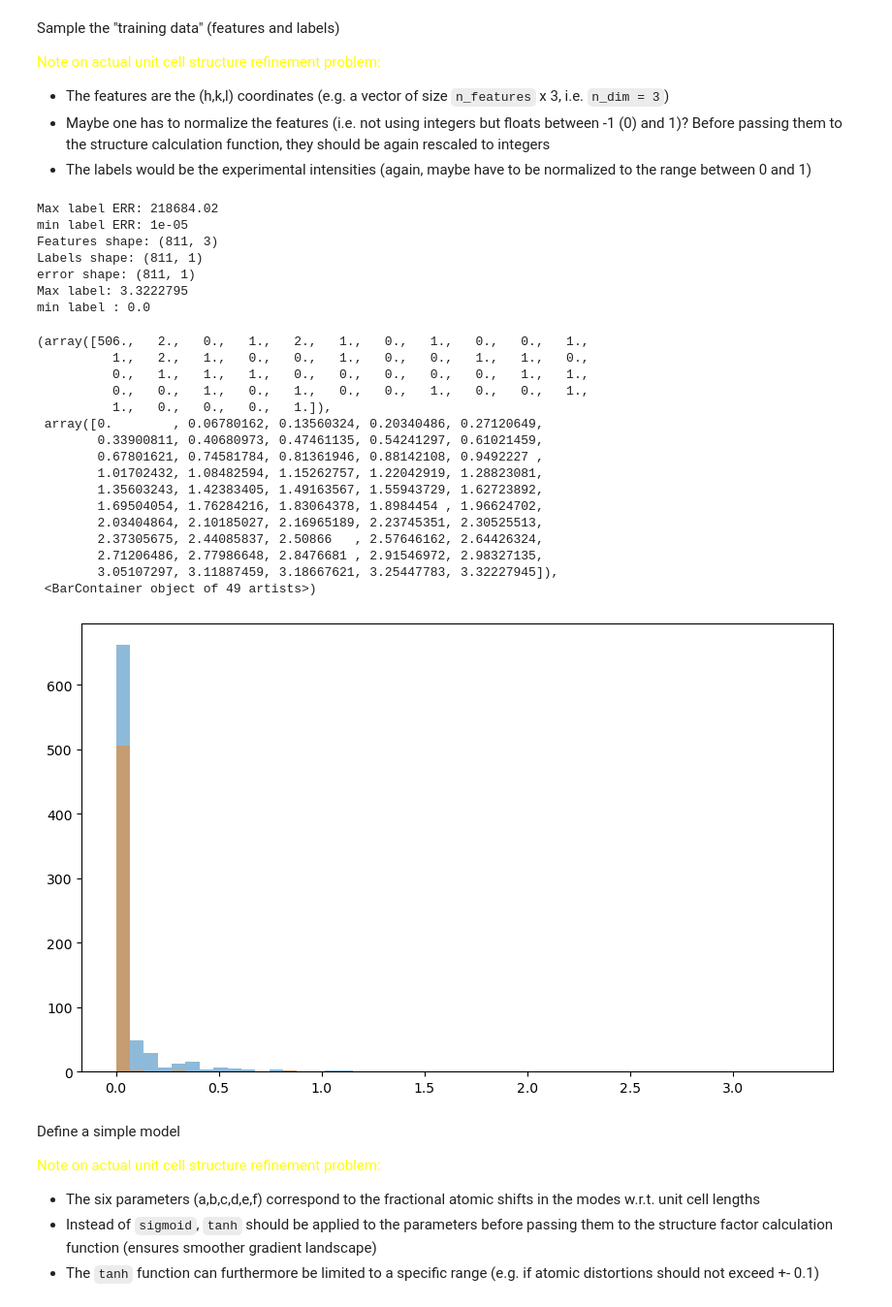
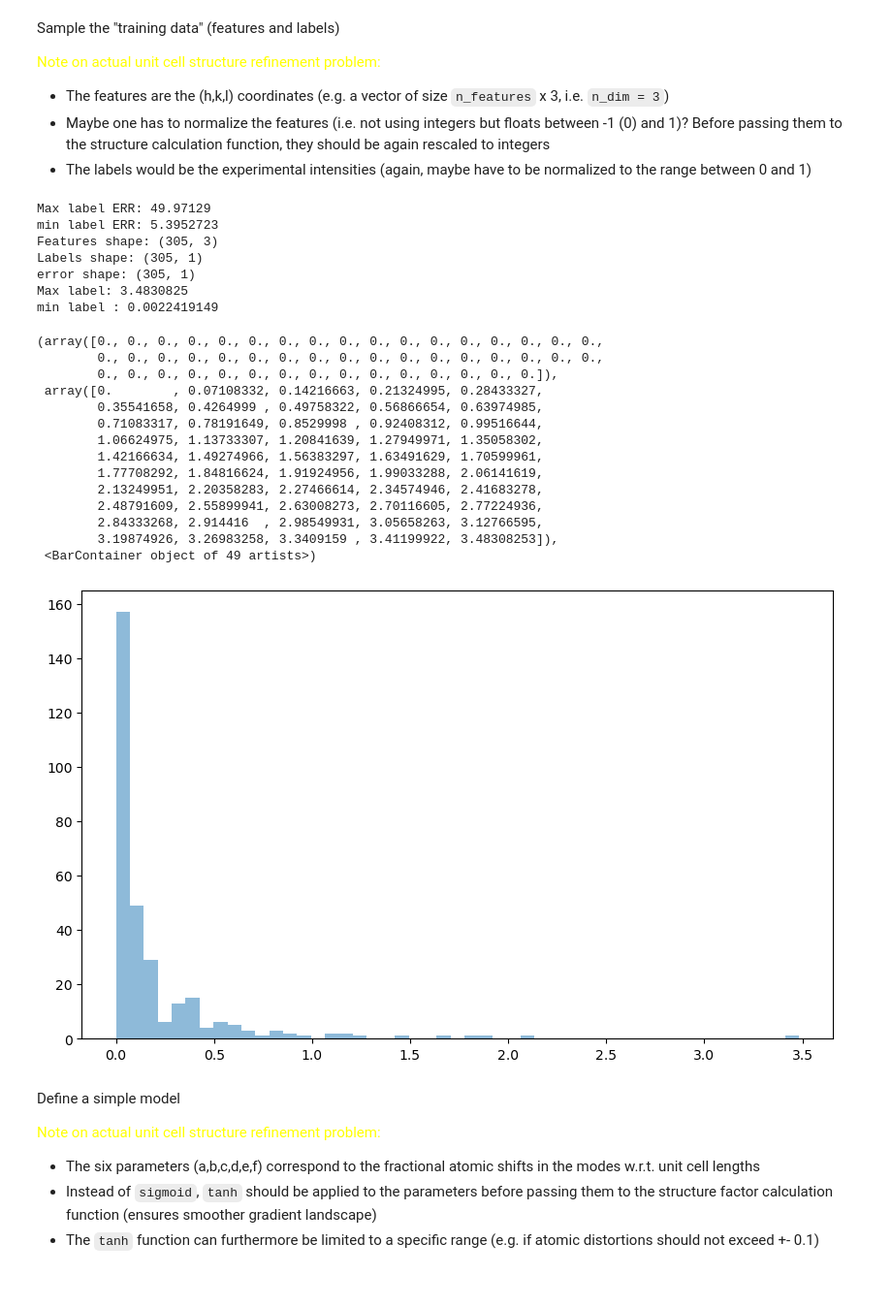
Before and after one commit to bleubreeymeow/alrisDistortionFit, a Jupyter notebook: PBCO/PBCO_1_3_inplane/P2/P2_gradient_descent.ipynb, the cells around one changed output. Shown at 97% size. Cells and saved outputs as stored; diff of their text form; code cells hidden in the pictures.

```diff
--- a/PBCO/PBCO_1_3_inplane/P2/P2_gradient_descent.ipynb
+++ b/PBCO/PBCO_1_3_inplane/P2/P2_gradient_descent.ipynb
@@ -32,7 +32,7 @@ structure_type = 'P2'
 
 path = 'C:/Users/User/Desktop/uzh_intern/alrisDistortionFit/PBCO/PBCO_1_3_inplane/' + structure_type
 
-experimental_data = pd.read_csv('C:/Users/User/Desktop/uzh_intern/alrisDistortionFit/PBCO/PBCO_1_3/raw_data/1_3_combined_peaks_300K.csv')
+experimental_data = pd.read_csv('C:/Users/User/Desktop/uzh_intern/alrisDistortionFit/PBCO/PBCO_1_3/raw_data/1_3_combined_peaks_300K_no0.csv')
 hkl_list = experimental_data[["h", "k", "l"]].values.tolist()
 hkl_list = tf.convert_to_tensor(hkl_list, dtype=tf.float32)
 
@@ -55,60 +55,58 @@ labels = experimental_data["intensity_exp"].tolist()
 vol_err = experimental_data["intensity_exp_err"].tolist()
 
 
-labels = labels / np.max(labels) #Normalize labels
+#labels = labels / np.max(labels) #Normalize labels
 labels = labels / np.sum(labels) * 60  # Normalize to sum to 60
 
 labels_err = []
 
 for label, err in zip(labels, vol_err):
     if label == 0:
-        labels_err.append(0.00001)  # Assign a high error for zero labels
+        labels_err.append(0.1)  # Assign a high error for zero labels
     else:
-        labels_err.append(1/(label**2) )  # Inverse error for each label
+        labels_err.append((50000 - (1/label * 100))/1000)  # Inverse error for each label
 
 labels_err = tf.convert_to_tensor(labels_err, dtype=tf.float32)
 labels = tf.convert_to_tensor(labels, dtype=tf.float32)
 
 labels = tf.expand_dims(labels, axis=-1)  # Ensure labels are 2D
 labels_err = tf.expand_dims(labels_err, axis=-1)  # Ensure labels_err are 2D
 
 print("Max label ERR:", np.max(labels_err))
 print("min label ERR:", np.min(labels_err))
 print("Features shape:", features.shape)
 print("Labels shape:", labels.shape)
 print('error shape:', labels_err.shape)
 print("Max label:", np.max(labels))
 print("min label :", np.min(labels))
 #bin from0 to 0.0025 with 50 bins
 plt.figure(figsize=(10, 6))
 
 plt.hist(labels.numpy(), bins=np.linspace(0 , np.max(labels) , 50), alpha=0.5, label='Labels')
 plt.hist(labels_err.numpy(), bins=np.linspace(0 , np.max(labels) , 50), alpha=0.5, label='Labels Error')
 # %% [output]
-Max label ERR: 218684.02
-min label ERR: 1e-05
-Features shape: (811, 3)
-Labels shape: (811, 1)
-error shape: (811, 1)
-Max label: 3.3222795
-min label : 0.0
+Max label ERR: 49.97129
+min label ERR: 5.3952723
+Features shape: (305, 3)
+Labels shape: (305, 1)
+error shape: (305, 1)
+Max label: 3.4830825
+min label : 0.0022419149
-(array([506.,   2.,   0.,   1.,   2.,   1.,   0.,   1.,   0.,   0.,   1.,
-          1.,   2.,   1.,   0.,   0.,   1.,   0.,   0.,   1.,   1.,   0.,
-          0.,   1.,   1.,   1.,   0.,   0.,   0.,   0.,   0.,   1.,   1.,
-          0.,   0.,   1.,   0.,   1.,   0.,   0.,   1.,   0.,   0.,   1.,
-          1.,   0.,   0.,   0.,   1.]),
- array([0.        , 0.06780162, 0.13560324, 0.20340486, 0.27120649,
-        0.33900811, 0.40680973, 0.47461135, 0.54241297, 0.61021459,
-        0.67801621, 0.74581784, 0.81361946, 0.88142108, 0.9492227 ,
-        1.01702432, 1.08482594, 1.15262757, 1.22042919, 1.28823081,
-        1.35603243, 1.42383405, 1.49163567, 1.55943729, 1.62723892,
-        1.69504054, 1.76284216, 1.83064378, 1.8984454 , 1.96624702,
-        2.03404864, 2.10185027, 2.16965189, 2.23745351, 2.30525513,
-        2.37305675, 2.44085837, 2.50866   , 2.57646162, 2.64426324,
-        2.71206486, 2.77986648, 2.8476681 , 2.91546972, 2.98327135,
-        3.05107297, 3.11887459, 3.18667621, 3.25447783, 3.32227945]),
+(array([0., 0., 0., 0., 0., 0., 0., 0., 0., 0., 0., 0., 0., 0., 0., 0., 0.,
+        0., 0., 0., 0., 0., 0., 0., 0., 0., 0., 0., 0., 0., 0., 0., 0., 0.,
+        0., 0., 0., 0., 0., 0., 0., 0., 0., 0., 0., 0., 0., 0., 0.]),
+ array([0.        , 0.07108332, 0.14216663, 0.21324995, 0.28433327,
+        0.35541658, 0.4264999 , 0.49758322, 0.56866654, 0.63974985,
+        0.71083317, 0.78191649, 0.8529998 , 0.92408312, 0.99516644,
+        1.06624975, 1.13733307, 1.20841639, 1.27949971, 1.35058302,
+        1.42166634, 1.49274966, 1.56383297, 1.63491629, 1.70599961,
+        1.77708292, 1.84816624, 1.91924956, 1.99033288, 2.06141619,
+        2.13249951, 2.20358283, 2.27466614, 2.34574946, 2.41683278,
+        2.48791609, 2.55899941, 2.63008273, 2.70116605, 2.77224936,
+        2.84333268, 2.914416  , 2.98549931, 3.05658263, 3.12766595,
+        3.19874926, 3.26983258, 3.3409159 , 3.41199922, 3.48308253]),
  <BarContainer object of 49 artists>)
-[figure, old version]
+[figure, new version]
 # %%
 def fun_tf(hkl_list, pars, matrix):
     """
```
Also changed, not shown: parts of 6 cells of this notebook, 17 other files.
